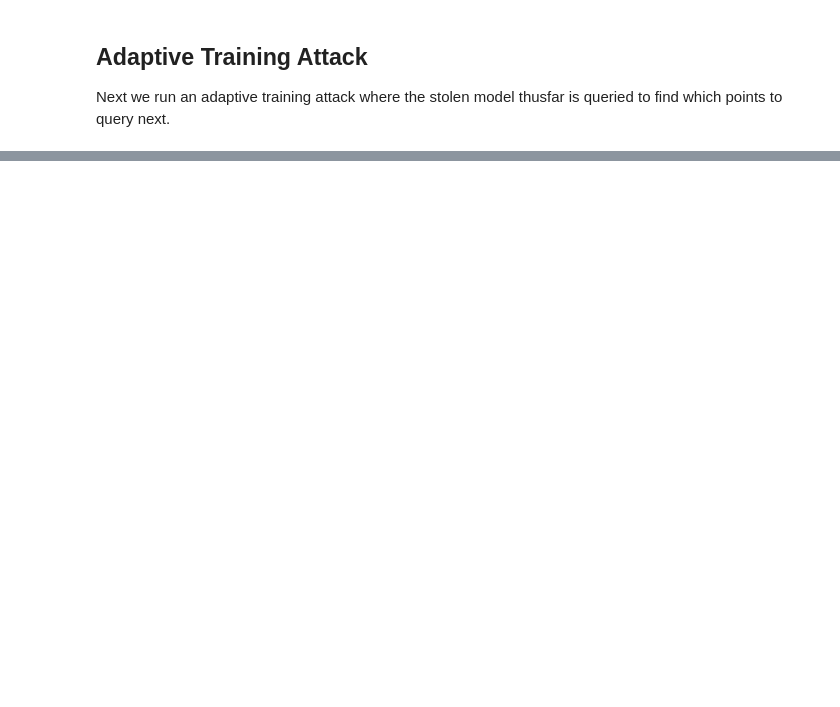
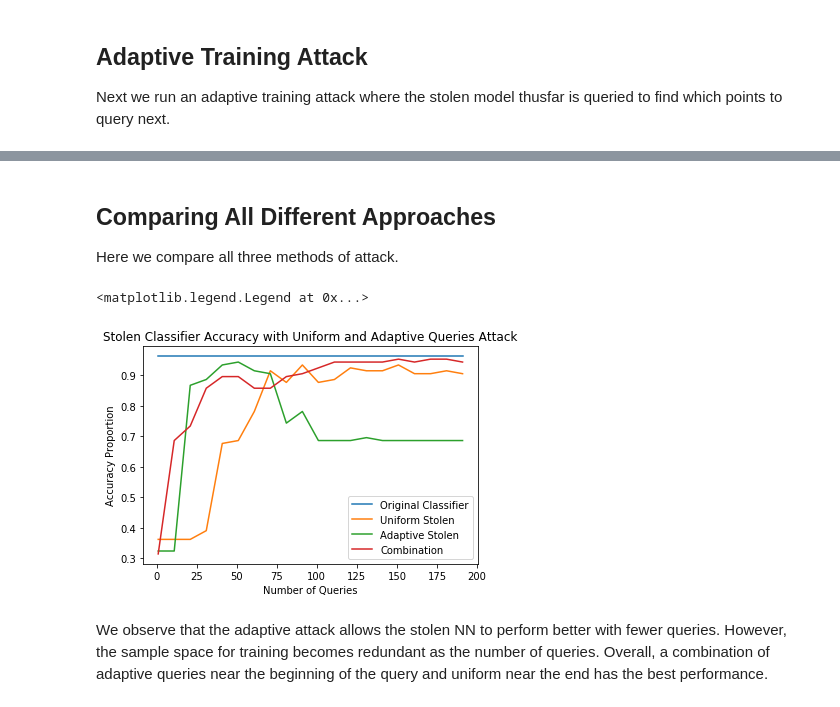
Before and after one commit to tj-kim/privacy_project, a Jupyter notebook: logReg_NB/Multi-Layer Perceptron Attack 2.ipynb, the cells around one changed output, grey strips where cells are left out. Saved outputs shown, nothing was run; the diff lists cells and outputs as text; code cells hidden in the pictures; blank space fills up the shorter version.

```diff
--- a/logReg_NB/Multi-Layer Perceptron Attack 2.ipynb
+++ b/logReg_NB/Multi-Layer Perceptron Attack 2.ipynb
@@ -307,0 +422,19 @@ plt.gca().legend(('Stolen Classifier','Original Classifier'))
+# %% [markdown]
+## Comparing All Different Approaches
+
+Here we compare all three methods of attack.
+# %%
+plt.plot(query_num,og_acc, label = "Original Classifier")
+plt.plot(query_num,accs)
+plt.plot(query_num2,accs2)
+plt.plot(query_num3,accs3)
+
+plt.title("Stolen Classifier Accuracy with Uniform and Adaptive Queries Attack")
+plt.xlabel("Number of Queries")
+plt.ylabel("Accuracy Proportion")
+plt.gca().legend(('Original Classifier','Uniform Stolen','Adaptive Stolen','Combination'))
+# %% [output]
+<matplotlib.legend.Legend at 0x...>
+[figure, added]
+# %% [markdown]
+We observe that the adaptive attack allows the stolen NN to perform better with fewer queries. However, the sample space for training becomes redundant as the number of queries. Overall, a combination of adaptive queries near the beginning of the query and uniform near the end has the best performance.
```
Also changed, not shown: parts of 10 cells of this notebook, 1 other file.
